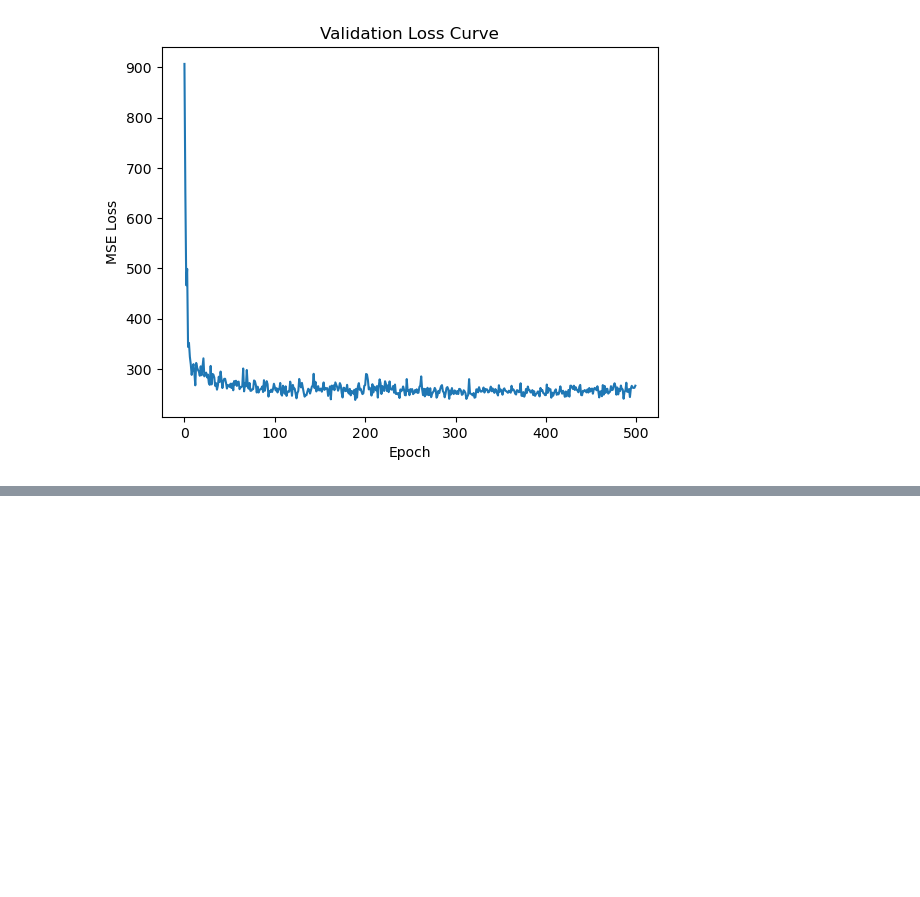
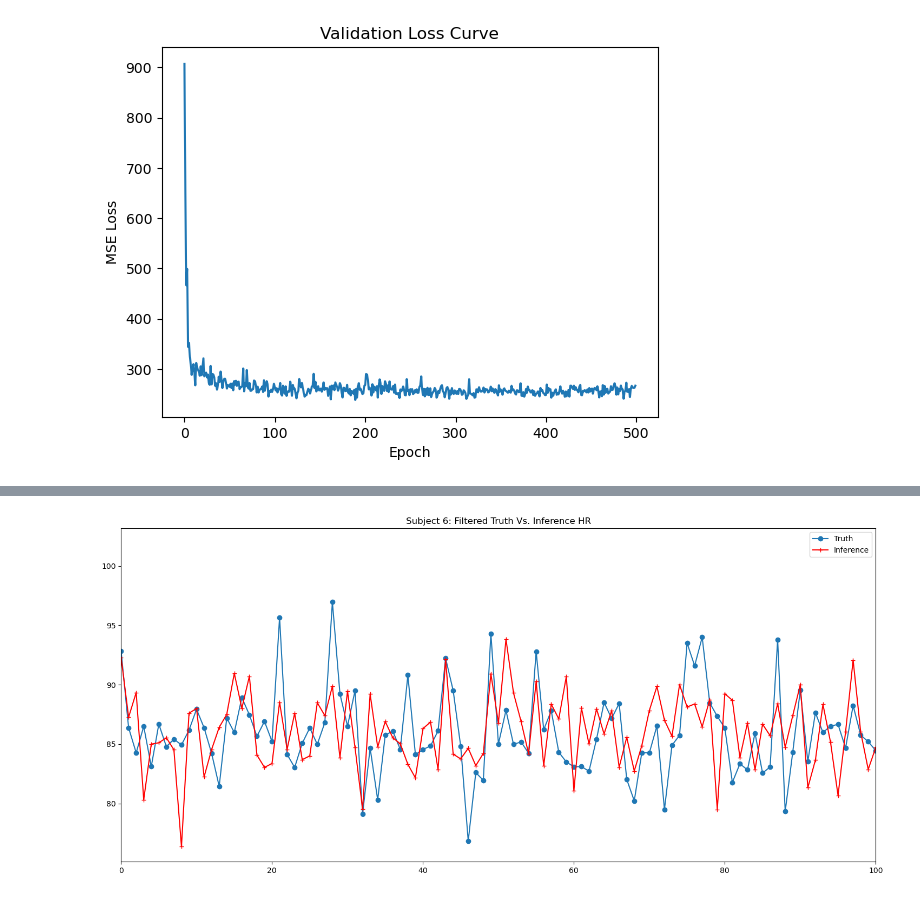
Before and after one commit to mdaudsheikh/KID-PPG, a Jupyter notebook: src/ppg_to_hr_notebook.ipynb, the cells around one changed output, grey strips where cells are left out. Cells and saved outputs as stored; diff of their text form; code cells hidden in the pictures; blank space fills up the shorter version.

```diff
--- a/src/ppg_to_hr_notebook.ipynb
+++ b/src/ppg_to_hr_notebook.ipynb
@@ -121,0 +154,5 @@ plt.show()
+# %%
+# How initial model was saved
+
+MODEL_PATH = r"C:\Users\sheik\Documents\School\GeorgiaTech\3_2024Fall\DL\KID-PPG\src\saved_models\best_model.pth"
+torch.save(best_model.state_dict(), MODEL_PATH)
@@ -121,0 +166,22 @@ plt.show()
+# %%
+# Generate inference with new plots
+
+s6_walking_data_loader = get_data_loader_by_group_activity(
+    X,
+    y,
+    groups,
+    activities,
+    test_subject,
+    activity_dict["Sitting"]
+)
+y_truth_arr, y_pred_arr = perform_model_inference(s6_walking_data_loader, new_best_model) # The new best model is here
+
+fig = plt.figure(figsize=(18, 8))
+plt.plot(y_truth_arr, "-o", label = "Truth")
+plt.plot(y_pred_arr, "-+r", label = "Inference")
+plt.title("Subject 6: Filtered Truth Vs. Inference HR")
+plt.xlim(0, 100)
+plt.legend()
+plt.show()
+# %% [output]
+[figure, added]
```
Also changed, not shown: parts of 17 cells of this notebook.
